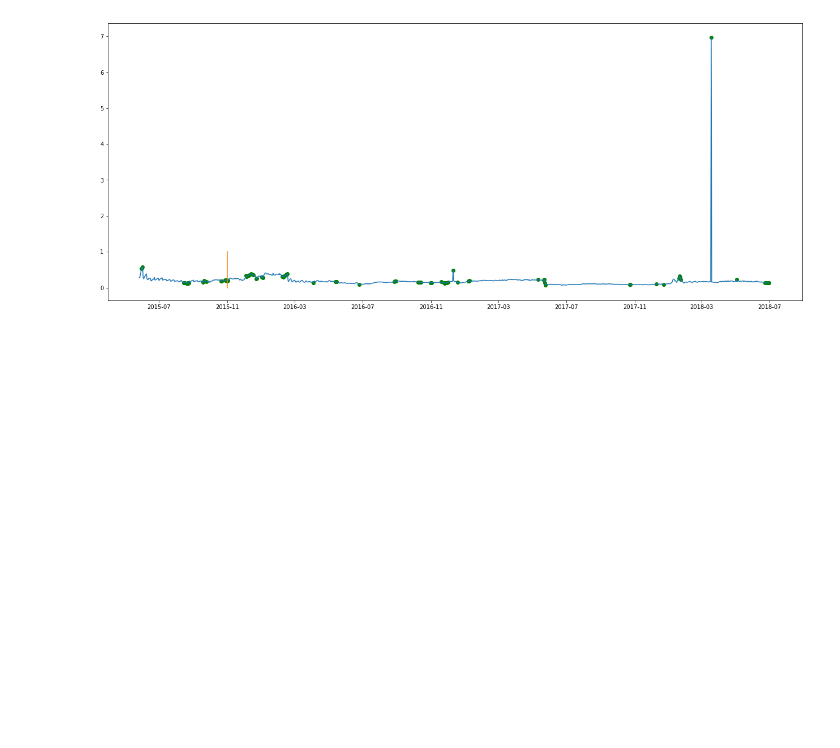
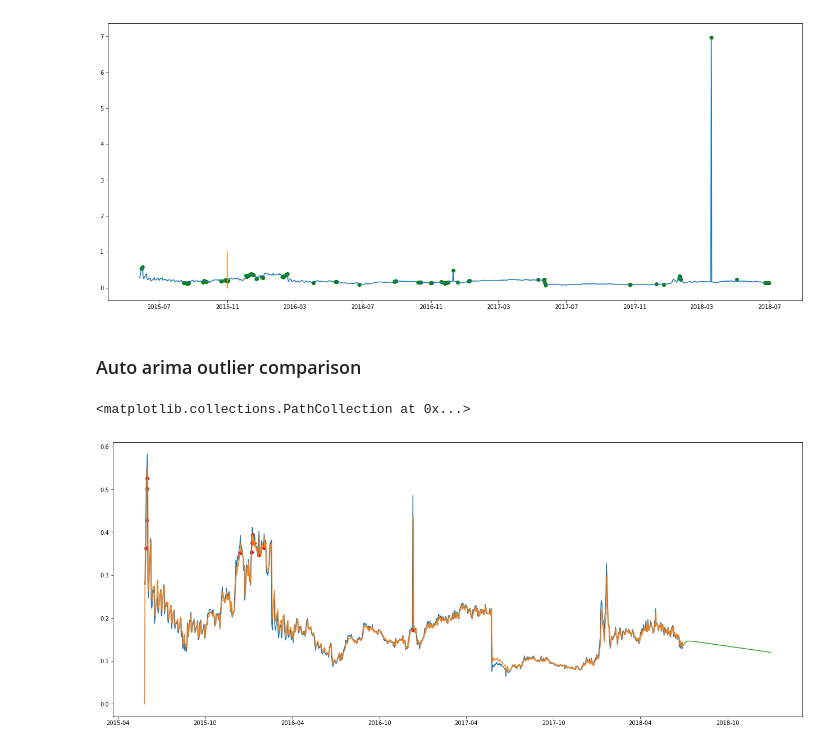
Before and after one commit to AkshayJ0shi/steam_anomaly_detection_capstone, a Jupyter notebook: anomalies.ipynb, the cells around one changed output. Saved outputs shown, nothing was run; the diff lists cells and outputs as text; code cells hidden in the pictures; blank space fills up the shorter version.

```diff
--- a/anomalies.ipynb
+++ b/anomalies.ipynb
@@ -228,3 +226,28 @@ ax.scatter(results['anoms'].index, results['anoms']['anoms'], c='green')
 # %% [output]
 <matplotlib.collections.PathCollection at 0x...>
 [figure]
+# %% [markdown]
+### Auto arima outlier comparison
+# %%
+compare_df = df[df['item_name'] == 'Dual Berettas | Moon in Libra (Field-Tested)']
+compare_df.loc[4828, 'median_sell_price'] = np.median(compare_df.median_sell_price)
+# %%
+
+model = auto_arima(compare_df.median_sell_price)
+resid_df = pd.DataFrame({'timestamp': compare_df.timestamp, 'resid': model.resid(), 'raw': compare_df.median_sell_price, 'pred': model.predict_in_sample()})
+
+mean = np.mean(resid_df.raw[1:])
+std = np.std(resid_df.raw[1:])
+outliers = resid_df[(resid_df.raw > mean + 3*std) | (resid_df.raw < mean - 3*std)]
+# %%
+base = datetime.datetime(2018, 7, 1)
+arr = np.arange(datetime.datetime(2018,7,1), datetime.datetime(2019,1,1), datetime.timedelta(days=1)).astype(datetime.datetime)
+# %%
+fig, ax = plt.subplots(figsize=(22,9))
+ax.plot(compare_df.timestamp, compare_df.median_sell_price)
+ax.plot(compare_df.timestamp, compare_df.median_sell_price - model.resid())
+ax.plot(arr, model.predict(n_periods=len(arr)))
+ax.scatter(outliers.timestamp.values, outliers.pred.values, c='red')
+# %% [output]
+<matplotlib.collections.PathCollection at 0x...>
+[figure, added]
```
Also changed, not shown: parts of 36 cells of this notebook.
